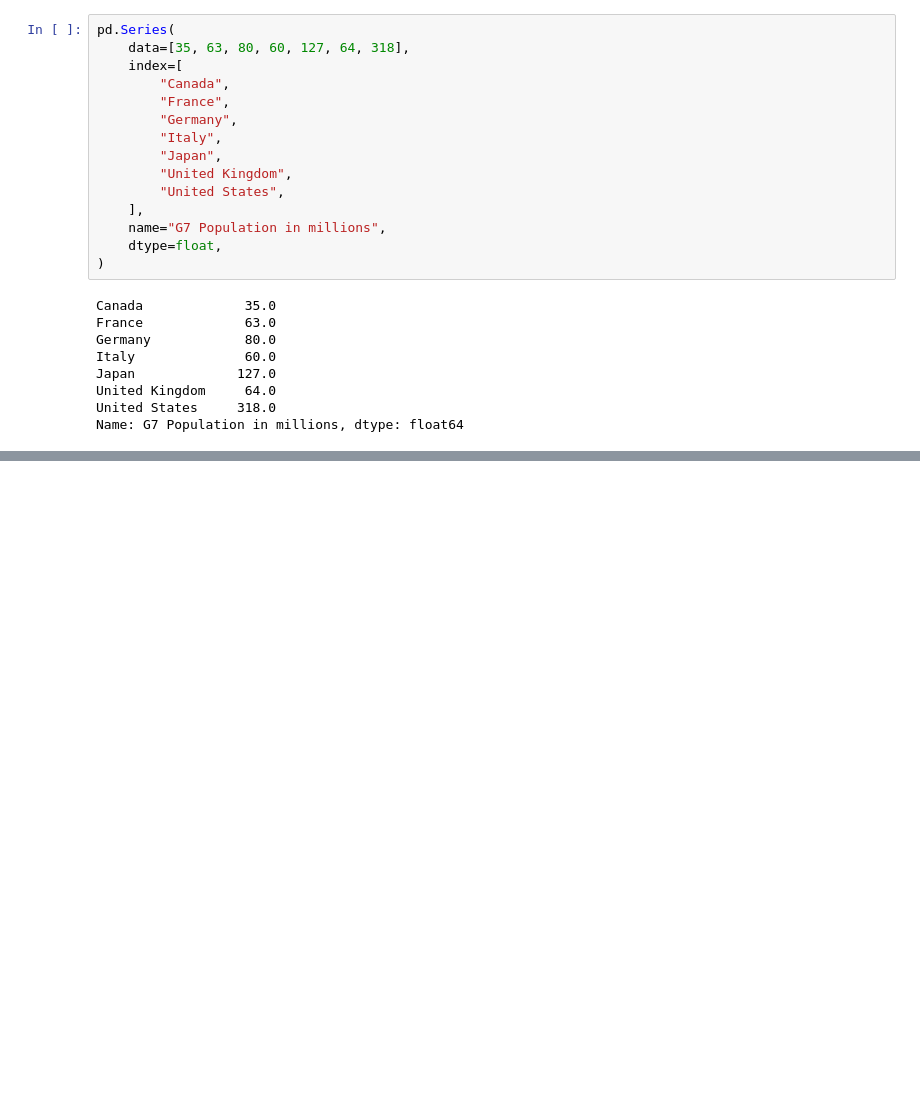
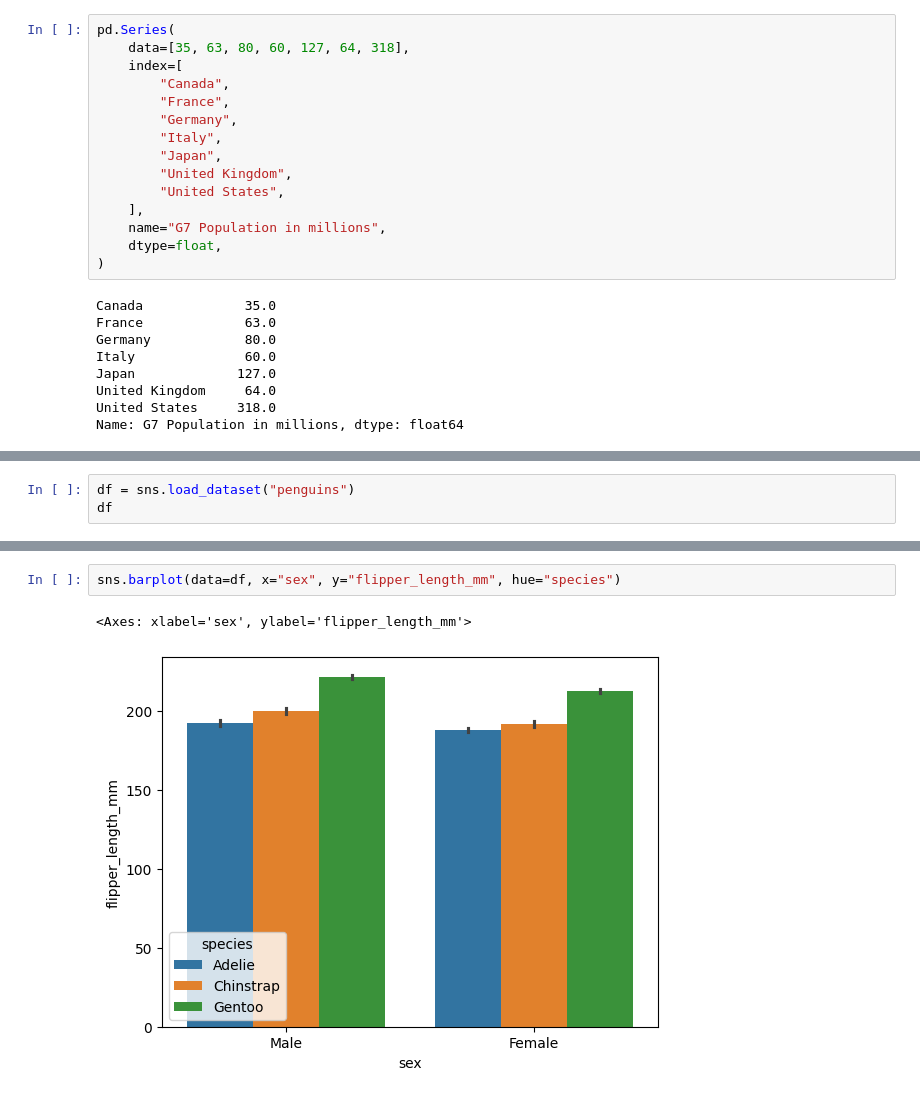
Before and after one commit to hh-blaire-cho/ds101_2025Jun, a Jupyter notebook: 04_Pandas_Series.ipynb, the cells around one changed output, grey strips where cells are left out. Cells and saved outputs as stored; diff of their text form; blank space fills up the shorter version.

```diff
--- a/04_Pandas_Series.ipynb
+++ b/04_Pandas_Series.ipynb
@@ -514,0 +635,3 @@ Name: G7 Population in millions, dtype: float64
+# %%
+df = sns.load_dataset("penguins")
+df
@@ -514,0 +652,5 @@ Name: G7 Population in millions, dtype: float64
+# %%
+sns.barplot(data=df, x="sex", y="flipper_length_mm", hue="species")
+# %% [output]
+<Axes: xlabel='sex', ylabel='flipper_length_mm'>
+[figure, added]
```
Also changed, not shown: parts of 42 cells of this notebook, 5 other files.
